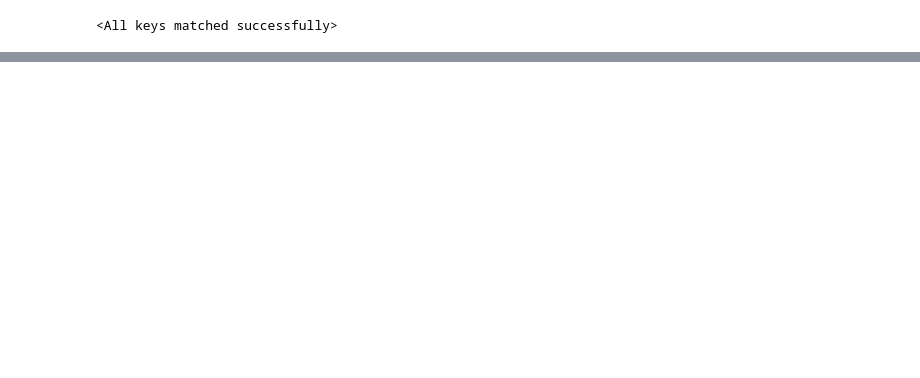
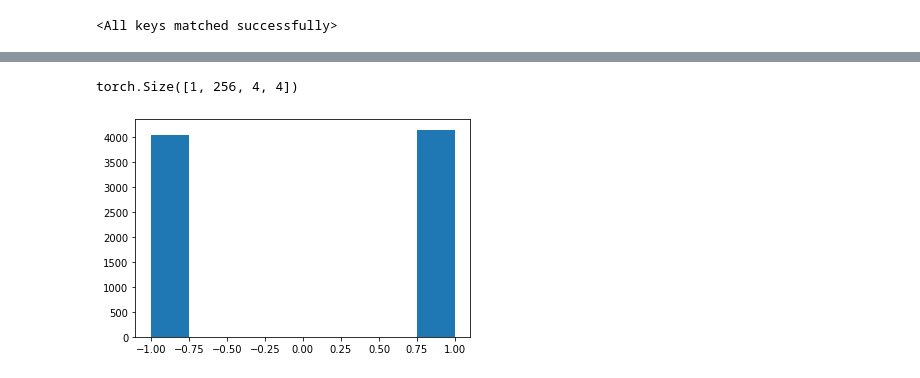
Before and after one commit to itsnarsi/1WeStar, a Jupyter notebook: test.py.ipynb, the cells around one changed output, grey strips where cells are left out. Cells and saved outputs as stored; diff of their text form; code cells hidden in the pictures; blank space fills up the shorter version.

```diff
--- a/test.py.ipynb
+++ b/test.py.ipynb
@@ -57,0 +60,2 @@ plt.imshow(I)
+# %%
+Xe = model.encode(It)
@@ -57,0 +76,12 @@ plt.imshow(I)
+# %%
+X = Xe.data.cpu().numpy()
+# %%
+model.encode(I).size()
+# %% [output]
+torch.Size([1, 256, 4, 4])
+# %%
+X = np.reshape(X, (-1))
+# %%
+x = plt.hist(X, bins = 8)
+# %% [output]
+[figure, added]
```
Also changed, not shown: parts of 33 cells of this notebook, 11 other files.
